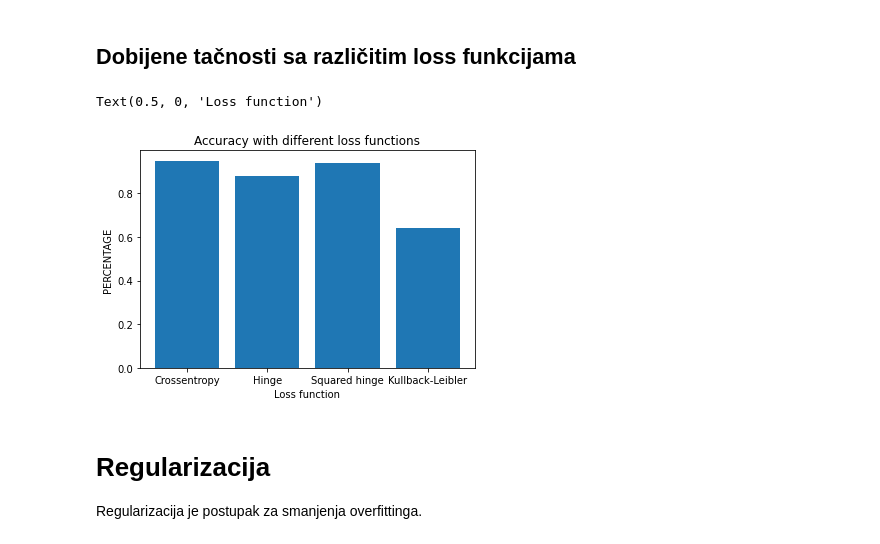
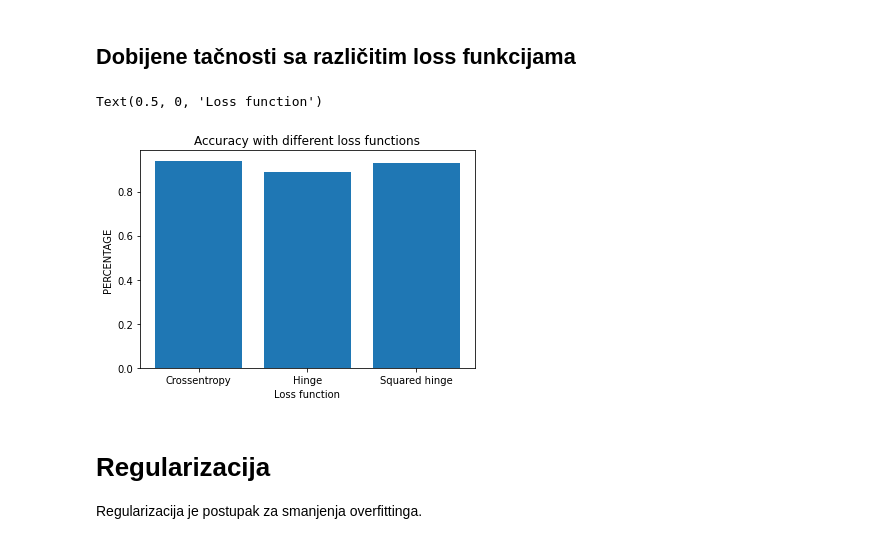
Before and after one commit to ilija447/machine-learning-3, a Jupyter notebook: Vestacke neuronske mreze.ipynb, the cells around one changed output. Cells and saved outputs as stored; diff of their text form; code cells hidden in the pictures.

```diff
--- a/Vestacke neuronske mreze.ipynb
+++ b/Vestacke neuronske mreze.ipynb
@@ -34,7 +34,8 @@ from keras.regularizers import l1
 # %% [markdown]
 <h1> Učitavanje podataka <h1>
 # %%
-dataset=pd.read_csv('smart_grid_stability_augmented.csv')
+missing_values = ["n/a", "na", "--","NaN","Na"]
+dataset=pd.read_csv('smart_grid_stability_augmented.csv',na_values = missing_values)
 dataset.head()
 # %% [output]
 |  | tau1 | tau2 | tau3 | tau4 | p1 | p2 | p3 | p4 | g1 | g2 | g3 | ... |
@@ -632,15 +566,15 @@ plt.show()
 # %% [markdown]
 <h2> Dobijene tačnosti sa različitim loss funkcijama </h2>
 # %%
-name =[ 'Crossentropy','Hinge', 'Squared hinge','Kullback-Leibler']
-accuracy = (round(accuracy_crossentropy, 2),round(accuracy_hinge, 2),round(accuracy_squared_hinge, 2),round(accuracy_KL, 2))
+name =[ 'Crossentropy','Hinge', 'Squared hinge']
+accuracy = (round(accuracy_crossentropy, 2),round(accuracy_hinge, 2),round(accuracy_squared_hinge, 2))
 bars=plt.bar(name, accuracy)
 plt.title("Accuracy with different loss functions")
 plt.ylabel('PERCENTAGE')
 plt.xlabel('Loss function')
 # %% [output]
 Text(0.5, 0, 'Loss function')
-[figure, old version]
+[figure, new version]
 # %% [markdown]
 <h1> Regularizacija </h1>
 
```
Also changed, not shown: parts of 64 cells of this notebook.
